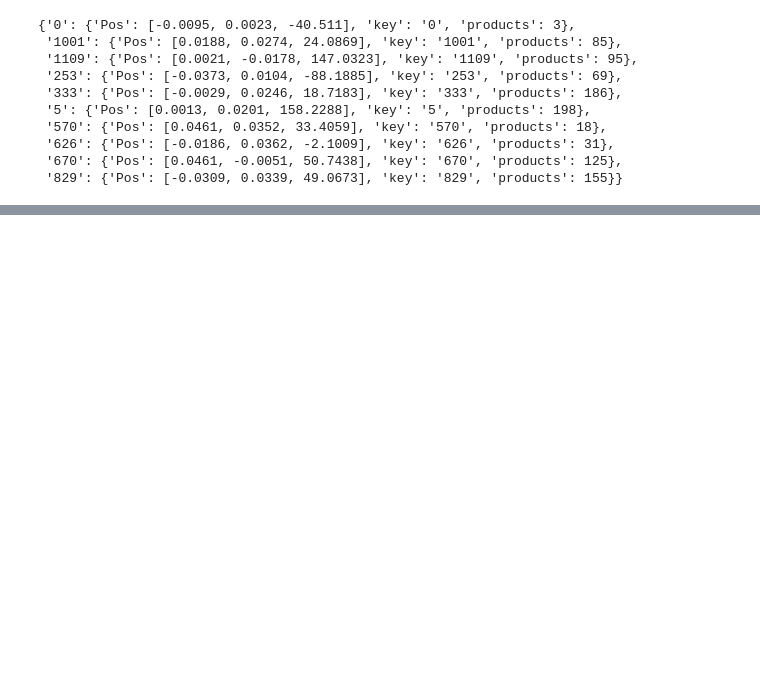
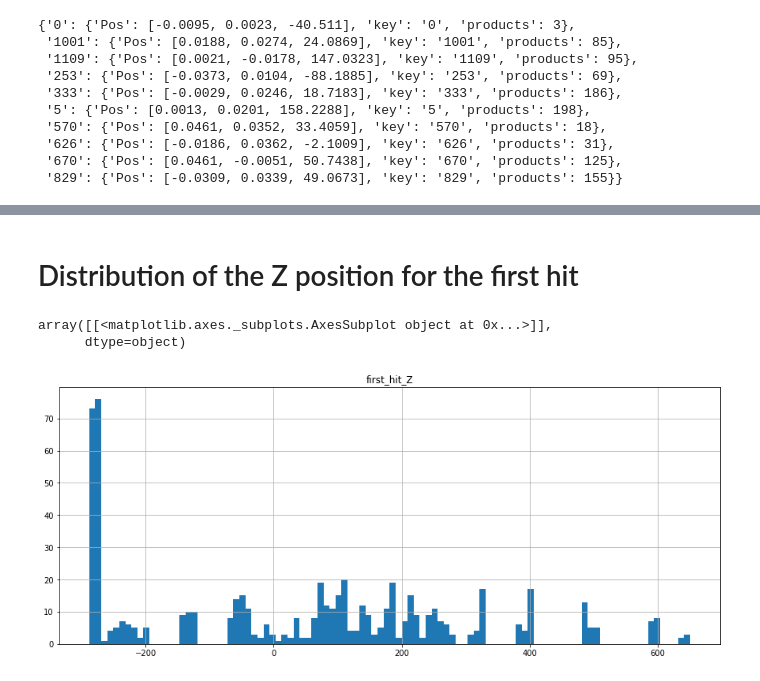
Before and after one commit to petruccs/rapid2018, a Jupyter notebook: Track PV Association example.ipynb, the cells around one changed output, grey strips where cells are left out. Cells and saved outputs as stored; diff of their text form; code cells hidden in the pictures; blank space fills up the shorter version.

```diff
--- a/Track PV Association example.ipynb
+++ b/Track PV Association example.ipynb
@@ -92,0 +111,9 @@ array([[<matplotlib.axes._subplots.AxesSubplot object at 0x...>]],
+# %% [markdown]
+Distribution of the Z position for the first hit
+========================
+# %%
+df.hist('first_hit_Z', bins=100)
+# %% [output]
+array([[<matplotlib.axes._subplots.AxesSubplot object at 0x...>]],
+      dtype=object)
+[figure, added]
```
Also changed, not shown: parts of 8 cells of this notebook.
